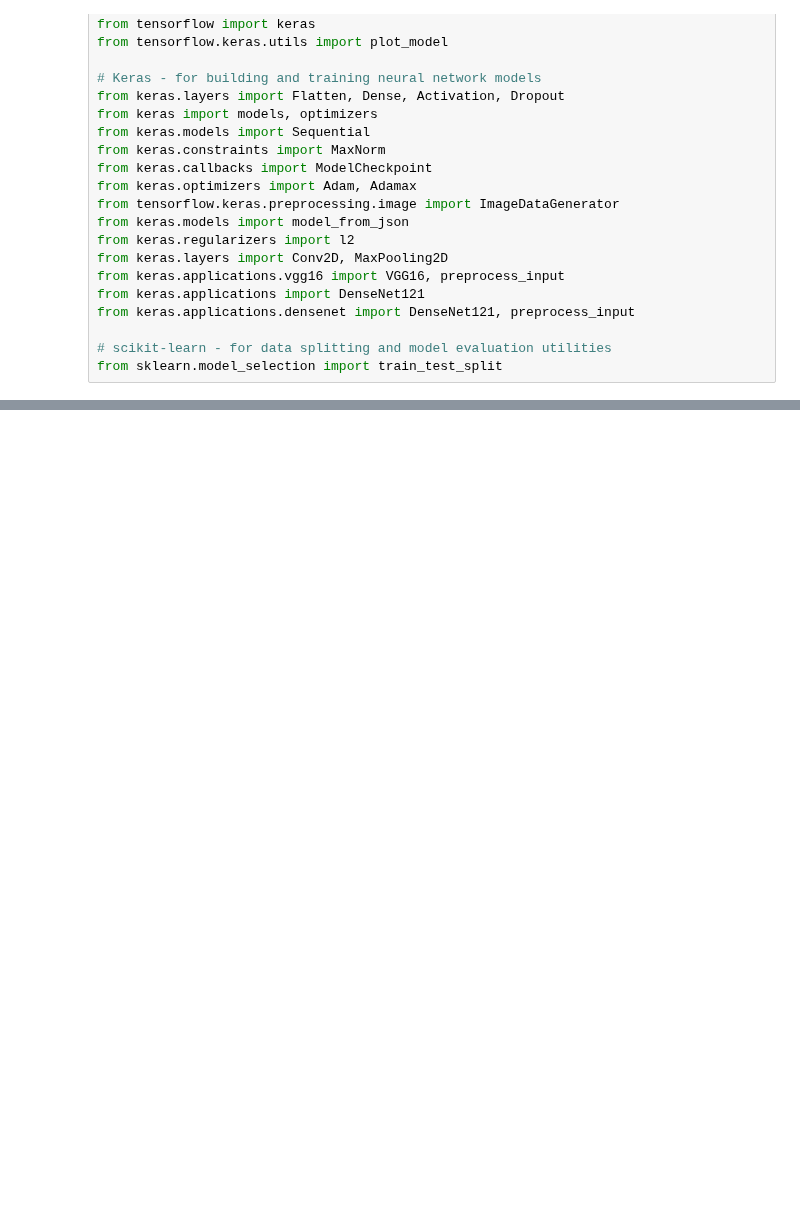
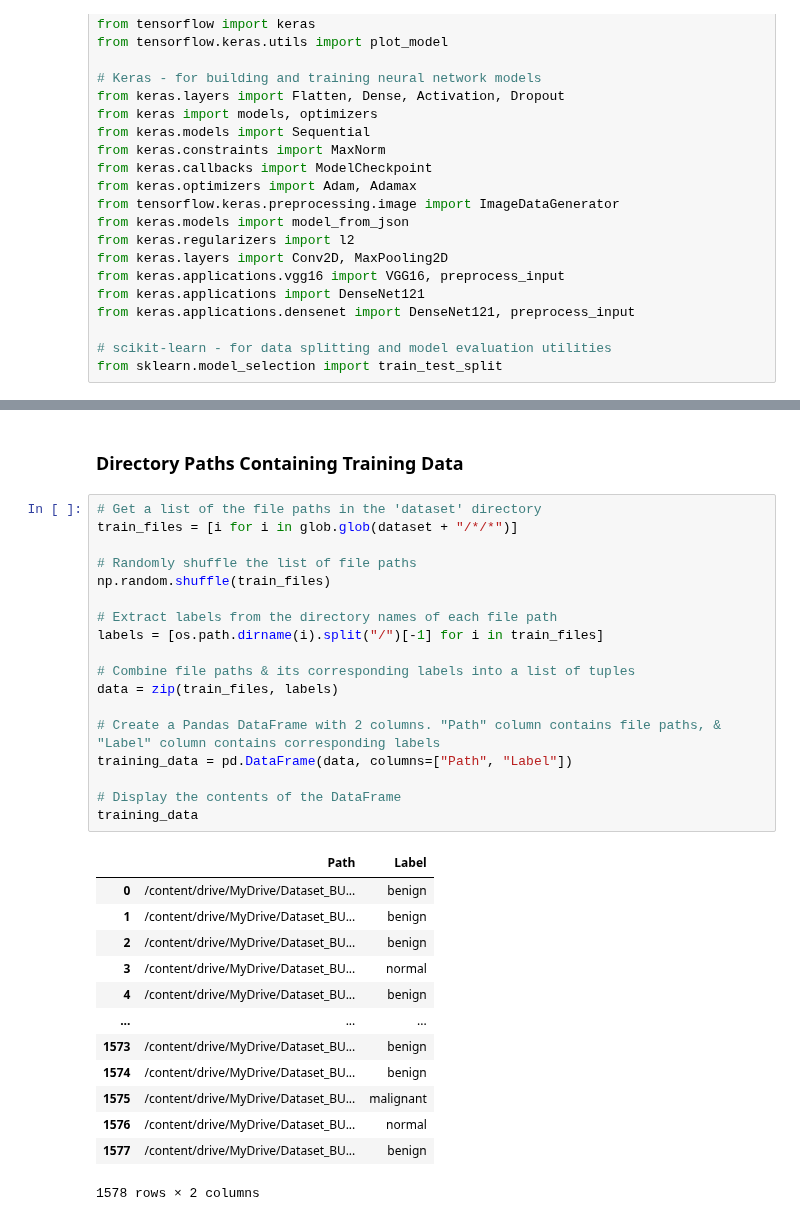
Before and after one commit to hariskhan-hk/Tumor_Classification, a Jupyter notebook: Tumor_Classification.ipynb, the cells around one changed output, grey strips where cells are left out. Cells and saved outputs as stored; diff of their text form; blank space fills up the shorter version.

```diff
--- a/Tumor_Classification.ipynb
+++ b/Tumor_Classification.ipynb
@@ -38,0 +55,34 @@ from sklearn.model_selection import train_test_split
+# %% [markdown]
+### Directory Paths Containing Training Data
+# %%
+# Get a list of the file paths in the 'dataset' directory
+train_files = [i for i in glob.glob(dataset + "/*/*")]
+
+# Randomly shuffle the list of file paths
+np.random.shuffle(train_files)
+
+# Extract labels from the directory names of each file path
+labels = [os.path.dirname(i).split("/")[-1] for i in train_files]
+
+# Combine file paths & its corresponding labels into a list of tuples
+data = zip(train_files, labels)
+
+# Create a Pandas DataFrame with 2 columns. "Path" column contains file paths, & "Label" column contains corresponding labels
+training_data = pd.DataFrame(data, columns=["Path", "Label"])
+
+# Display the contents of the DataFrame
+training_data
+# %% [output]
+|  | Path | Label |
+| 0 | /content/drive/MyDrive/Dataset_BU... | benign |
+| 1 | /content/drive/MyDrive/Dataset_BU... | benign |
+| 2 | /content/drive/MyDrive/Dataset_BU... | benign |
+| 3 | /content/drive/MyDrive/Dataset_BU... | normal |
+| 4 | /content/drive/MyDrive/Dataset_BU... | benign |
+| ... | ... | ... |
+| 1573 | /content/drive/MyDrive/Dataset_BU... | benign |
+| 1574 | /content/drive/MyDrive/Dataset_BU... | benign |
+| 1575 | /content/drive/MyDrive/Dataset_BU... | malignant |
+| 1576 | /content/drive/MyDrive/Dataset_BU... | normal |
+| 1577 | /content/drive/MyDrive/Dataset_BU... | benign |
+1578 rows × 2 columns
```
Also changed, not shown: parts of 6 cells of this notebook.
